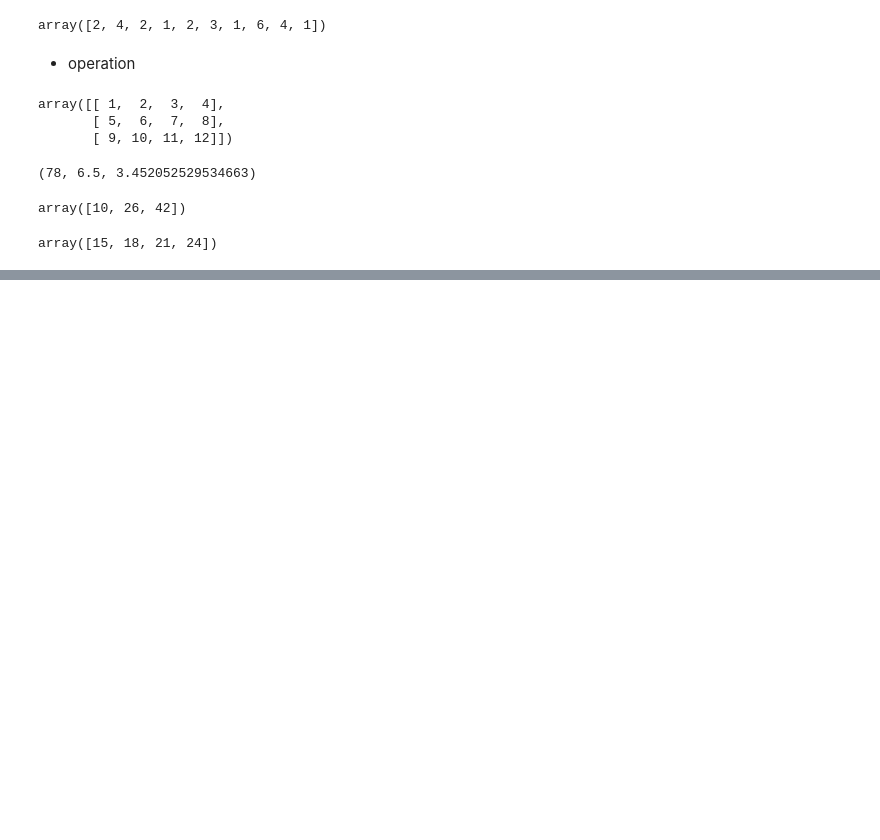
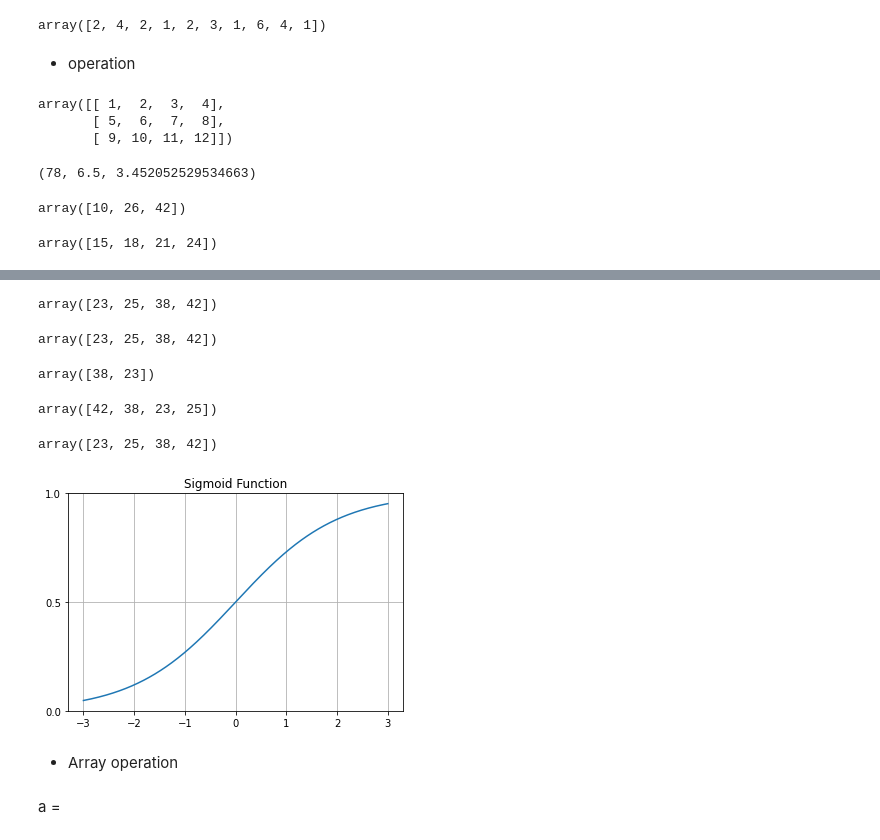
Before and after one commit to youngai1112/MachineLearning, a Jupyter notebook: 00.데이터분석/01.Numpy.ipynb, the cells around one changed output, grey strips where cells are left out. Drawn from its saved outputs; the diff is of its cells as text; code cells hidden in the pictures; blank space fills up the shorter version.

Commit message:
numpy - mathematical functions - dot product

```diff
--- a/00.데이터분석/01.Numpy.ipynb
+++ b/00.데이터분석/01.Numpy.ipynb
@@ -168,0 +190,42 @@ array([15, 18, 21, 24])
+# %%
+index = np.argsort(a) # [2,3,1,0]
+a[index]
+# %% [output]
+array([23, 25, 38, 42])
+# %%
+# fancy indexing - index를 활용해서 데이터를 불러올 수 있다.
+a[[2,3,1,0]]
+# %% [output]
+array([23, 25, 38, 42])
+# %%
+a[[1,2]]
+# %% [output]
+array([38, 23])
+# %%
+# 자기파괴적 메소드 - inplace mode
+a
+# %% [output]
+array([42, 38, 23, 25])
+# %%
+# 자기파괴적 메소드 : reshape도 자기파괴적 메소드에 속한다.
+    # .sort() 사용 -> a의 값이 바뀜
+a.sort()
+a
+# %% [output]
+array([23, 25, 38, 42])
+# %%
+# sigmoid 함수 그리기
+xs = np.linspace(-3, 3, 601)
+
+sigmoid = 1 / ( 1+ (np.exp(-xs)))
+plt.plot(xs,sigmoid)
+plt.yticks([0,0.5,1.0])
+plt.grid()
+plt.title('Sigmoid Function')
+plt.show()
+# %% [output]
+[figure, added]
+# %% [markdown]
+- Array operation
+# %% [markdown]
+a =
```
Also changed, not shown: parts of 5 cells of this notebook, 1 other file.
